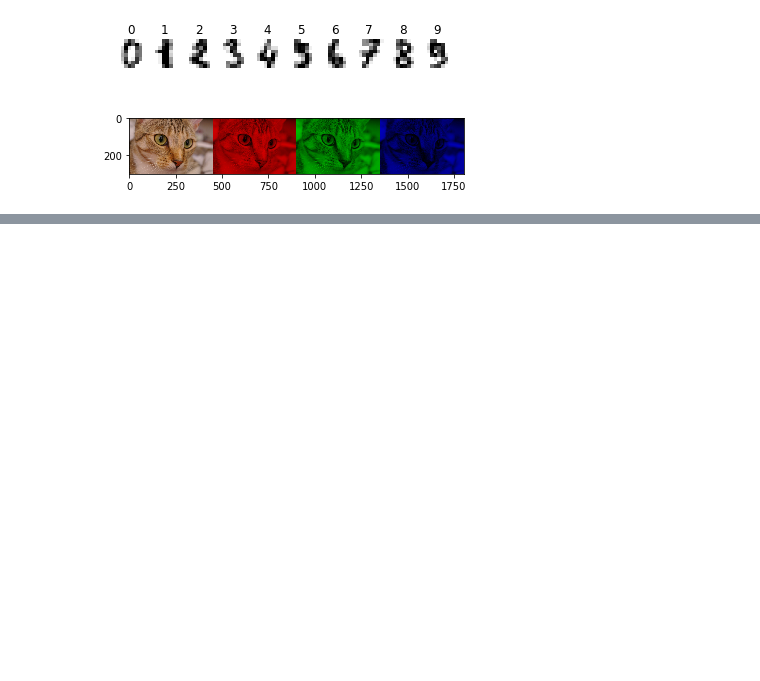
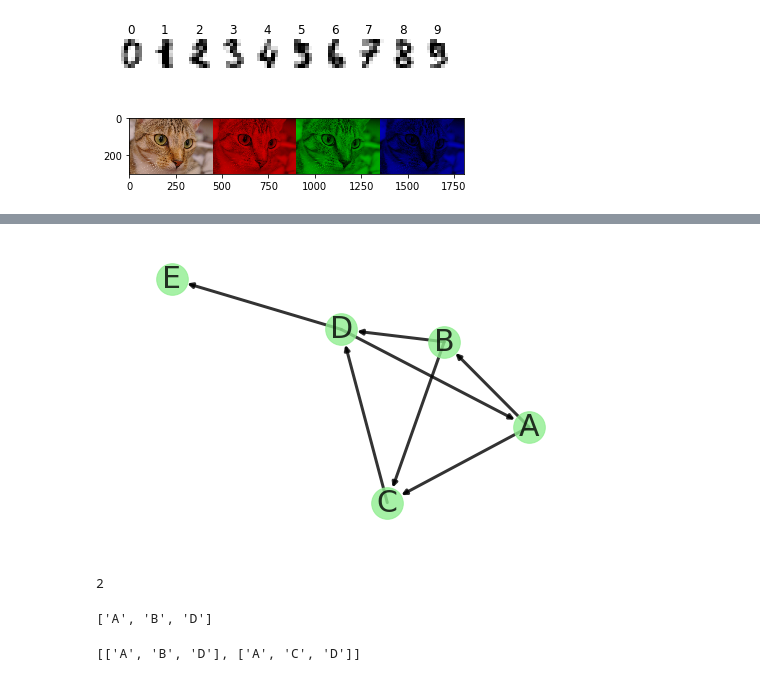
Before and after one commit to AryeYellow/PyProjects, a Jupyter notebook: DataScience/Visualization.ipynb, the cells around one changed output, grey strips where cells are left out. Cells and saved outputs as stored; diff of their text form; code cells hidden in the pictures; blank space fills up the shorter version.

```diff
--- a/DataScience/Visualization.ipynb
+++ b/DataScience/Visualization.ipynb
@@ -213,0 +233,27 @@ mp.show()
+# %%
+"""创建图"""
+# G = nx.Graph()  # 无多重边无向图
+G = nx.DiGraph()  # 无多重边有向图
+# G = nx.MultiGraph()  # 有多重边无向图
+# G = nx.MultiDiGraph()  # 有多重边有向图
+"""添加节点"""
+# G.add_node('Z')
+"""添加边"""
+for u, v in ['AB', 'AC', 'BC', 'BD', 'CD', 'DA', 'DE']:
+    G.add_edge(u, v)
+"""绘图"""
+nx.draw(G, with_labels=True, node_color='lightgreen', font_size=30, node_size=999, width=3, alpha=0.8)
+# %% [output]
+[figure, added]
+# %%
+nx.shortest_path_length(G, source='A', target='D')  # 最短距离
+# %% [output]
+2
+# %%
+nx.shortest_path(G, source='A', target='D')  # 最短路径
+# %% [output]
+['A', 'B', 'D']
+# %%
+list(nx.all_shortest_paths(G, source='A', target='D'))  # 所有最短路径（返回生成器）
+# %% [output]
+[['A', 'B', 'D'], ['A', 'C', 'D']]
```
Also changed, not shown: parts of 8 cells of this notebook.
